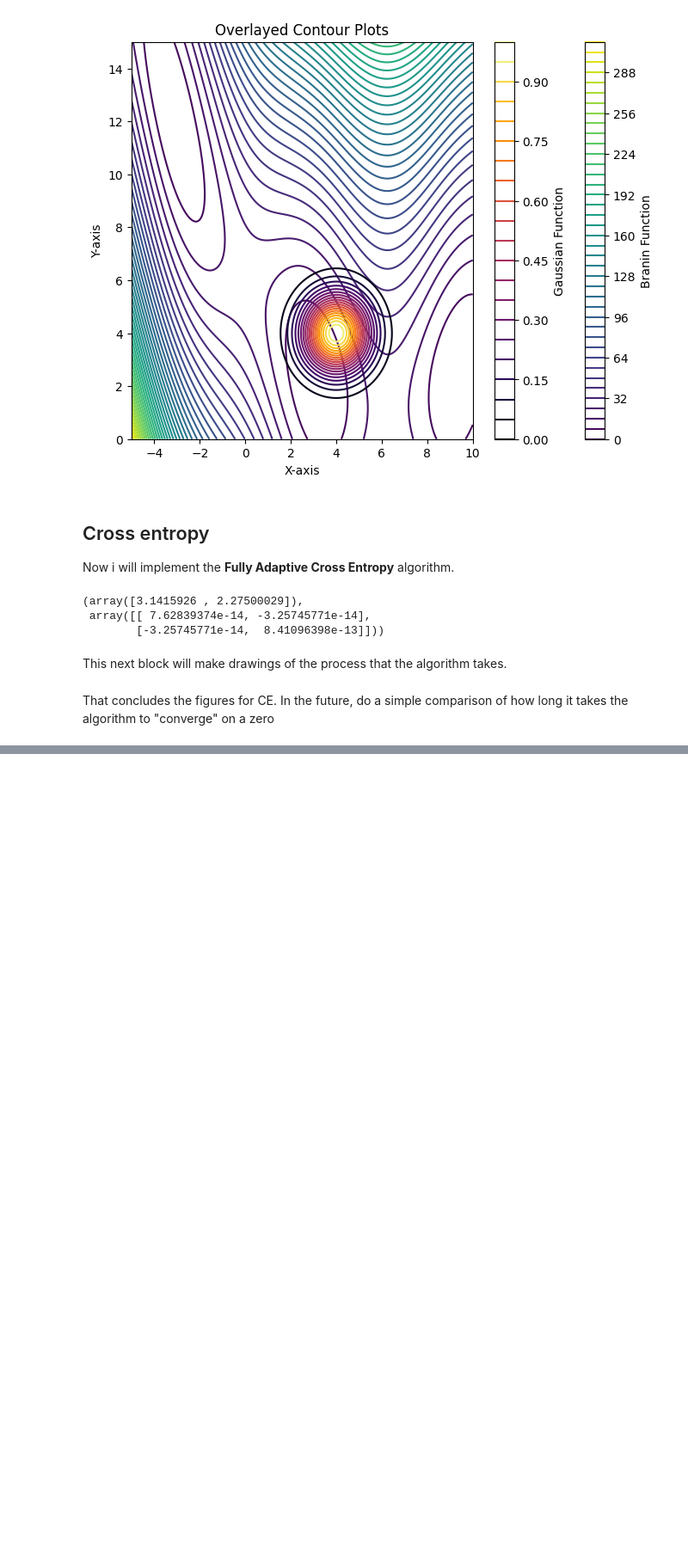
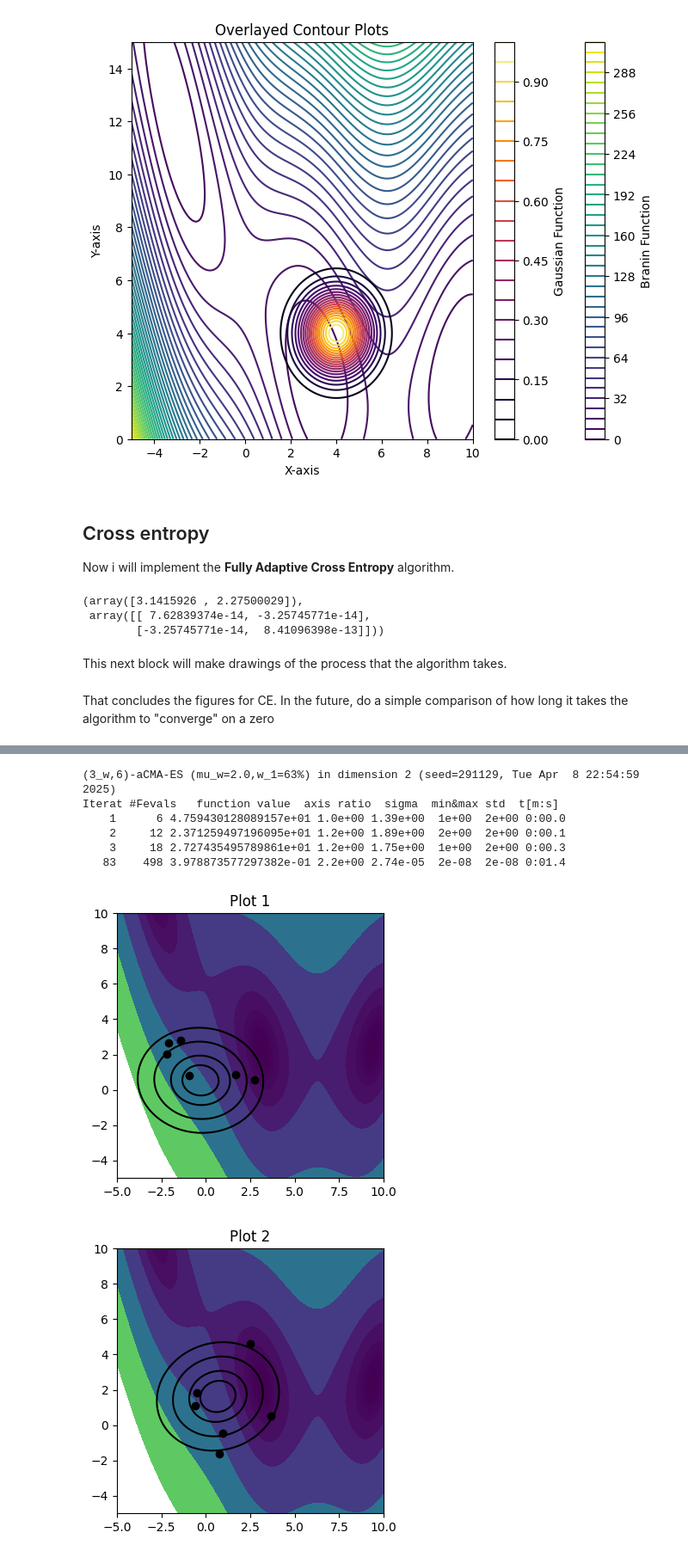
Before and after one commit to Santiago180999/robotics, a Jupyter notebook: medusa/scripts/journal-club-presentation/CE and CMA-ES.ipynb, the cells around one changed output, grey strips where cells are left out. Shown at 86% size. Saved outputs shown, nothing was run; the diff lists cells and outputs as text; code cells hidden in the pictures; blank space fills up the shorter version.

Commit message:
Using CMA lib to generate CMA plots

```diff
--- a/medusa/scripts/journal-club-presentation/CE and CMA-ES.ipynb
+++ b/medusa/scripts/journal-club-presentation/CE and CMA-ES.ipynb
@@ -250,0 +331,59 @@ Now i will implement the **CMA-ES** algorithm.
+# %%
+import matplotlib.pyplot as plt
+from scipy.stats import multivariate_normal
+from numpy import pi, cos
+import cma
+
+def branin(x, a=1, b=5.1/(4*pi**2), c=5/pi, r=6, s=10, t=1/(8*pi)):
+    y = x[1]
+    x = x[0]
+    return a * (y - b * x**2 + c * x - r)**2 + s * (1 - t) * cos(x) + s
+
+x0 = [-2.0, -0.2]
+
+es = cma.CMAEvolutionStrategy(x0, 1, {'seed':291129}) # took this snippet to get the output form the FAQ on the github for cma
+
+i = 0
+while not es.stop():
+    es.optimize(branin, iterations=1)
+    mean = es.mean  # mean
+    cov = es.sm.C  # covariance matrix without es.sigma and es.sigma_vec.scaling
+
+    if (i % 1 == 0 and i < 10):
+        fig = plt.figure(figsize=(4, 4))
+        ax = fig.add_subplot(111)
+        if(i<6):
+            lowerbounds = [-5, -5]
+            upperbounds = [10, 10]
+        elif (i >= 14):
+            lowerbounds = [0, 0]
+            upperbounds = [5, 5]
+
+        x, y = np.meshgrid(np.linspace(lowerbounds[0], upperbounds[0], 400), np.linspace(lowerbounds[1], upperbounds[1], 400))
+        pos = np.dstack((x, y))
+
+        z_branin = branin([x, y])
+        ax.contourf(x,y,z_branin, levels=[0,1,2,3,5,10,20,50,100,200])
+
+        rv = multivariate_normal(mean, cov)
+        z_mv = rv.pdf(pos)
+        ax.contour(x,y,z_mv, levels=[1e-3, 1e-2, 5e-2, 1e-1, 5e-1, 9e-1], colors='k')
+        ax.set_title(f"Plot {i + 1}")
+
+        # select samples to plot, cant plot everything
+        select = np.array(es.ask())
+        ax.plot(select[:, 0], select[:, 1], 'ko')
+        # sometimes elite samples fall outside the bounds
+        #elite_arr = selectSamples(elite[i], 8, lowerbounds, upperbounds)
+        #ax.plot(elite_arr[:, 0], elite_arr[:,1], 'ro')
+        plt.savefig(f"CMAplots/Plot{i + 1}.png")
+    i=i+1
+# %% [output]
+(3_w,6)-aCMA-ES (mu_w=2.0,w_1=63%) in dimension 2 (seed=291129, Tue Apr  8 22:54:59 2025)
+Iterat #Fevals   function value  axis ratio  sigma  min&max std  t[m:s]
+    1      6 4.759430128089157e+01 1.0e+00 1.39e+00  1e+00  2e+00 0:00.0
+    2     12 2.371259497196095e+01 1.2e+00 1.89e+00  2e+00  2e+00 0:00.1
+    3     18 2.727435495789861e+01 1.2e+00 1.75e+00  1e+00  2e+00 0:00.3
+   83    498 3.978873577297382e-01 2.2e+00 2.74e-05  2e-08  2e-08 0:01.4
+[figure, added]
+[figure, added]
```
Also changed, not shown: parts of 5 cells of this notebook, 19 other files.
